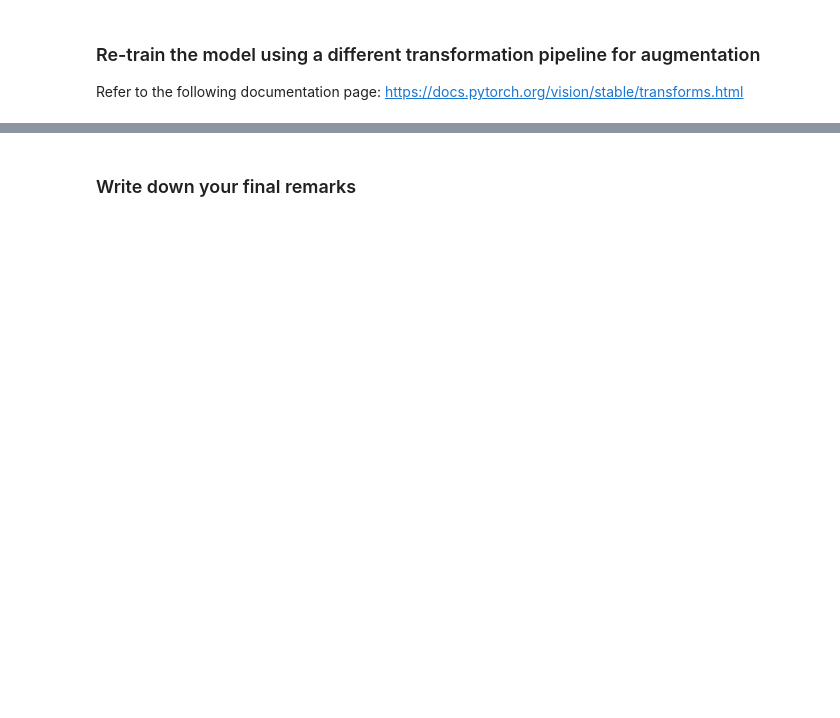
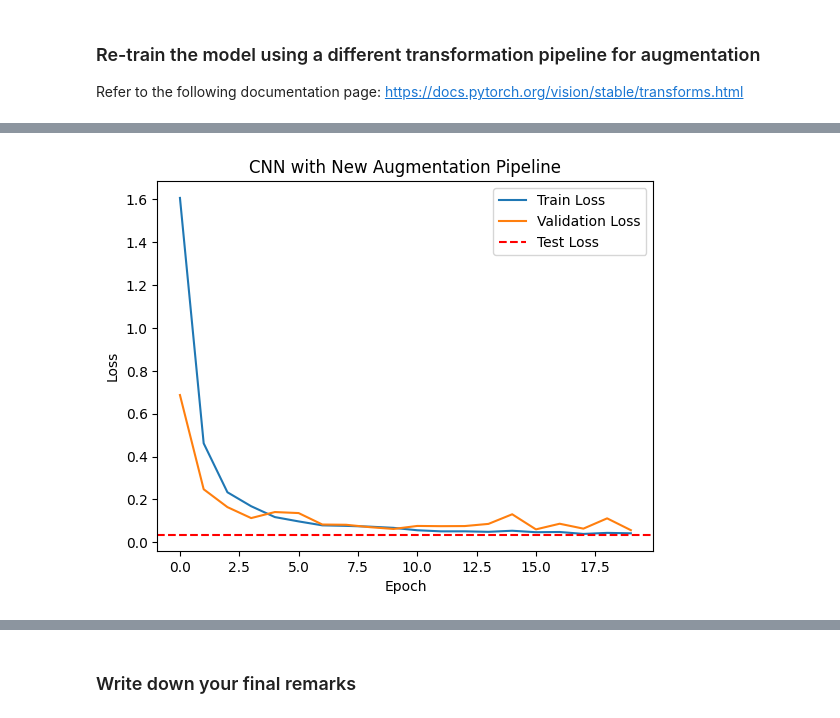
Before and after one commit to Melvin0406/InteligenciaComputacional, a Jupyter notebook: Abril7/6.augmentation.ipynb, the cells around one changed output, grey strips where cells are left out. Drawn from its saved outputs; the diff is of its cells as text; code cells hidden in the pictures; blank space fills up the shorter version.

```diff
--- a/Abril7/6.augmentation.ipynb
+++ b/Abril7/6.augmentation.ipynb
@@ -517,31 +523,33 @@ compare_images(img.cpu(), new_transforms)
 # %%
 model_cnn_new_aug = nn.Sequential(
     ConvolutionalBlock(IMG_CHANNELS, 25, 0),
     ConvolutionalBlock(25, 50, 0.2),
     ConvolutionalBlock(50, 75, 0),
     nn.Flatten(),
     nn.Linear(75 * 3 * 3, 512),
     nn.Dropout(.3),
     nn.ReLU(),
     nn.Linear(512, 24)
-)
+).to(device)
 
 epochs = 20
 loss_function = nn.CrossEntropyLoss()
 optimizer = Adam(model_cnn_new_aug.parameters())
 
 new_aug_res = train(model_cnn_new_aug, train_loader, val_loader,
                     loss_function, optimizer, epochs, new_transforms)
 new_aug_test_loss, new_aug_test_acc = test(model_cnn_new_aug, test_loader, loss_function)
 
 plt.plot(new_aug_res['train_loss'], label='Train Loss')
 plt.plot(new_aug_res['val_loss'],   label='Validation Loss')
 plt.axhline(new_aug_test_loss, label='Test Loss', linestyle='--', color='r')
 plt.title('CNN with New Augmentation Pipeline')
 plt.xlabel('Epoch')
 plt.ylabel('Loss')
 plt.legend()
 plt.show()
 
 print(f'New pipeline  - Test Loss: {new_aug_test_loss:.4f}, Test Acc: {new_aug_test_acc:.4f}')
 print(f'Original aug  - Test Loss: {cnn_aug_test_loss:.4f}, Test Acc: {cnn_aug_test_acc:.4f}')
+# %% [output]
+[figure, added]
```
Also changed, not shown: parts of 13 cells of this notebook, 3 other files.
